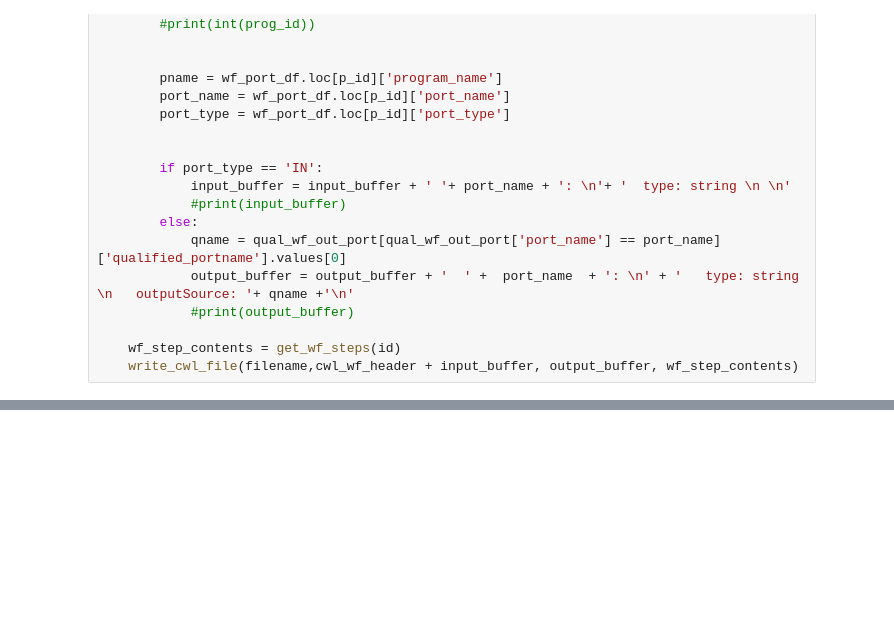
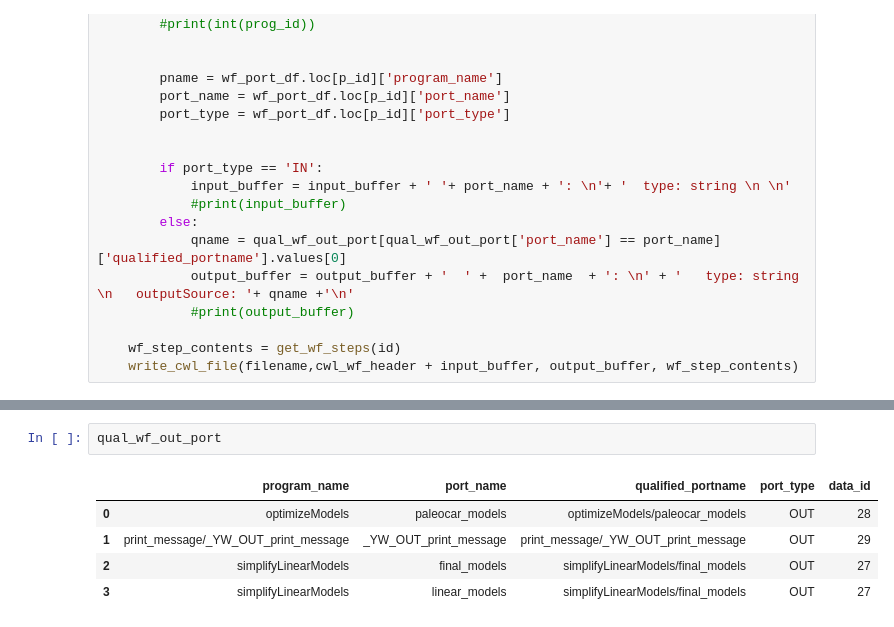
Before and after one commit to idaks/cwl_modeling, a Jupyter notebook: yw_cwl_modeling/yw_cwl_parser/yw2cwl_sql.ipynb, the cells around one changed output, grey strips where cells are left out. Drawn from its saved outputs; the diff is of its cells as text; blank space fills up the shorter version.

```diff
--- a/yw_cwl_modeling/yw_cwl_parser/yw2cwl_sql.ipynb
+++ b/yw_cwl_modeling/yw_cwl_parser/yw2cwl_sql.ipynb
@@ -849,3 +873,11 @@ cwl_file_df
 | 31 | 7 | 10 | simplifyLinearModels | coefficients | 36 | IN | 25 |
 | 32 | 7 | 10 | simplifyLinearModels | final_models | 38 | OUT | 27 |
 | 33 | 7 | 10 | simplifyLinearModels | model_errors | 37 | IN | 26 |
+# %%
+qual_wf_out_port
+# %% [output]
+|  | program_name | port_name | qualified_portname | port_type | data_id |
+| 0 | optimizeModels | paleocar_models | optimizeModels/paleocar_models | OUT | 28 |
+| 1 | print_message/_YW_OUT_print_message | _YW_OUT_print_message | print_message/_YW_OUT_print_message | OUT | 29 |
+| 2 | simplifyLinearModels | final_models | simplifyLinearModels/final_models | OUT | 27 |
+| 3 | simplifyLinearModels | linear_models | simplifyLinearModels/final_models | OUT | 27 |
```
Also changed, not shown: parts of 25 cells of this notebook, 16 other files.
